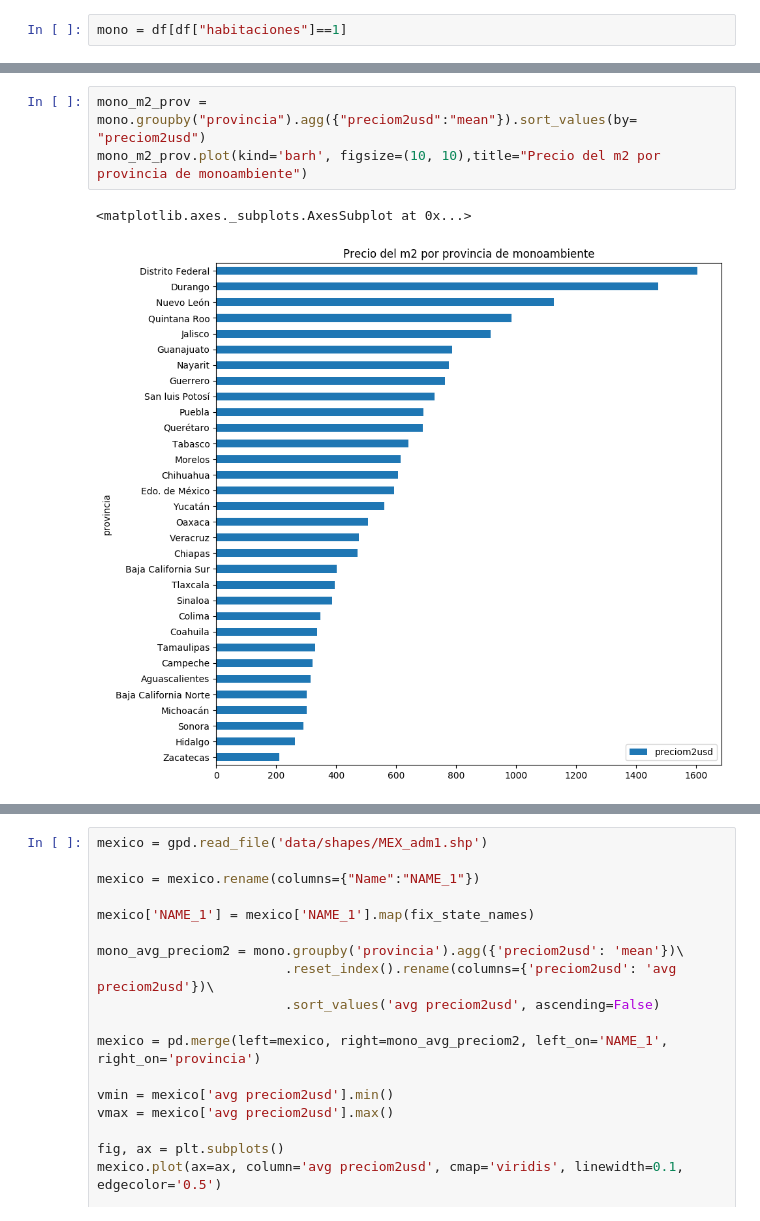
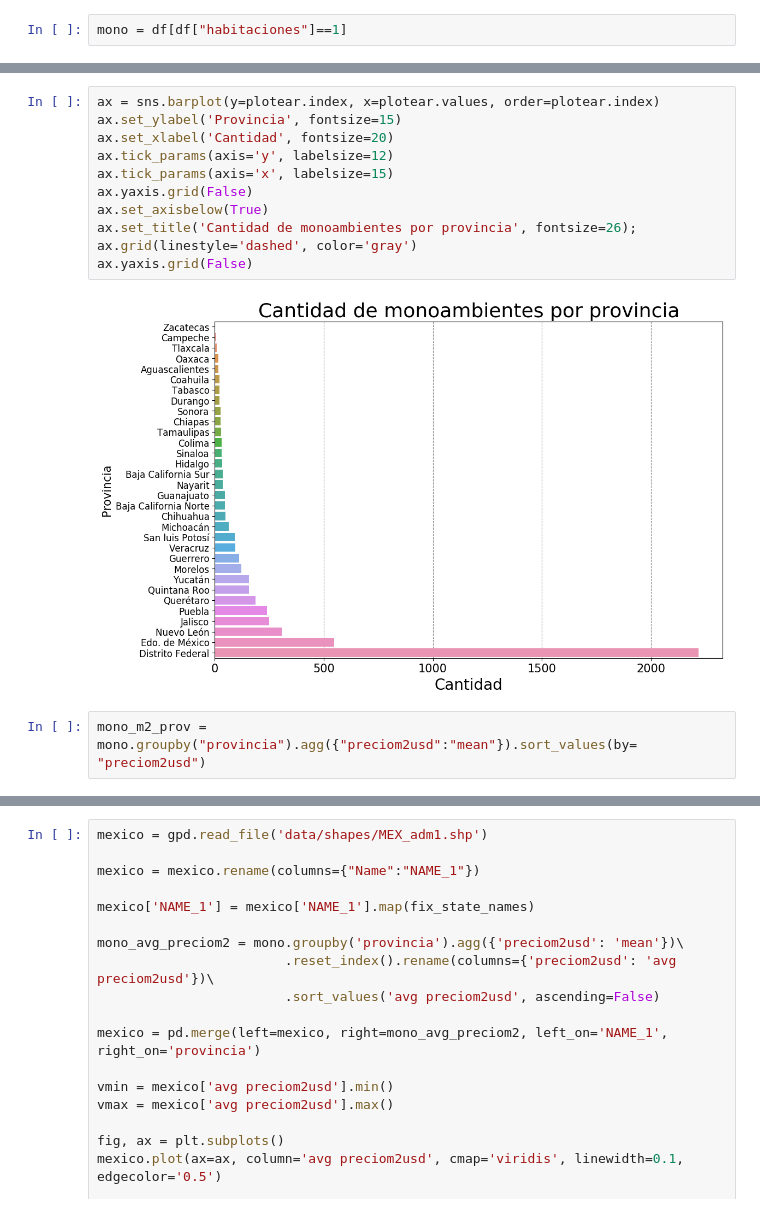
Before and after one commit to petermacgaul/orgaDatos-1, a Jupyter notebook: TP1/04-AnalisisMonoAmbientes.ipynb, the cells around one changed output, grey strips where cells are left out. Drawn from its saved outputs; the diff is of its cells as text.

```diff
--- a/TP1/04-AnalisisMonoAmbientes.ipynb
+++ b/TP1/04-AnalisisMonoAmbientes.ipynb
@@ -62,6 +64,15 @@ mono.provincia.value_counts().plot(kind='barh', figsize=(10, 8), title="Monoambi
+# %%
+ax = sns.barplot(y=plotear.index, x=plotear.values, order=plotear.index)
+ax.set_ylabel('Provincia', fontsize=15)
+ax.set_xlabel('Cantidad', fontsize=20)
+ax.tick_params(axis='y', labelsize=12)
+ax.tick_params(axis='x', labelsize=15)
+ax.yaxis.grid(False)
+ax.set_axisbelow(True)
+ax.set_title('Cantidad de monoambientes por provincia', fontsize=26);
+ax.grid(linestyle='dashed', color='gray')
+ax.yaxis.grid(False)
+# %% [output]
+[figure, added]
 # %%
 mono_m2_prov = mono.groupby("provincia").agg({"preciom2usd":"mean"}).sort_values(by= "preciom2usd")
-mono_m2_prov.plot(kind='barh', figsize=(10, 10),title="Precio del m2 por provincia de monoambiente")
-# %% [output]
-<matplotlib.axes._subplots.AxesSubplot at 0x...>
-[figure, removed]
```
Also changed, not shown: parts of 19 cells of this notebook, 4 other files.
